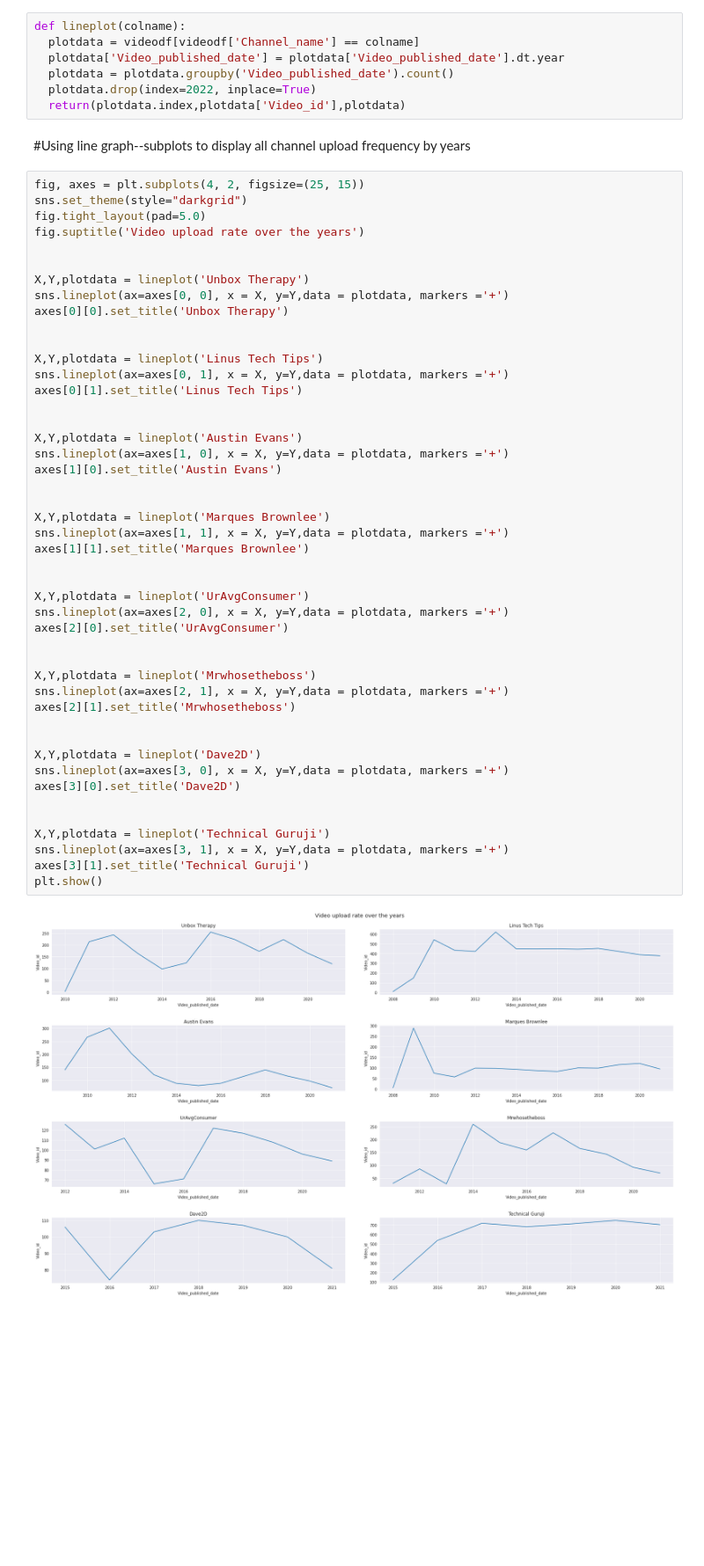
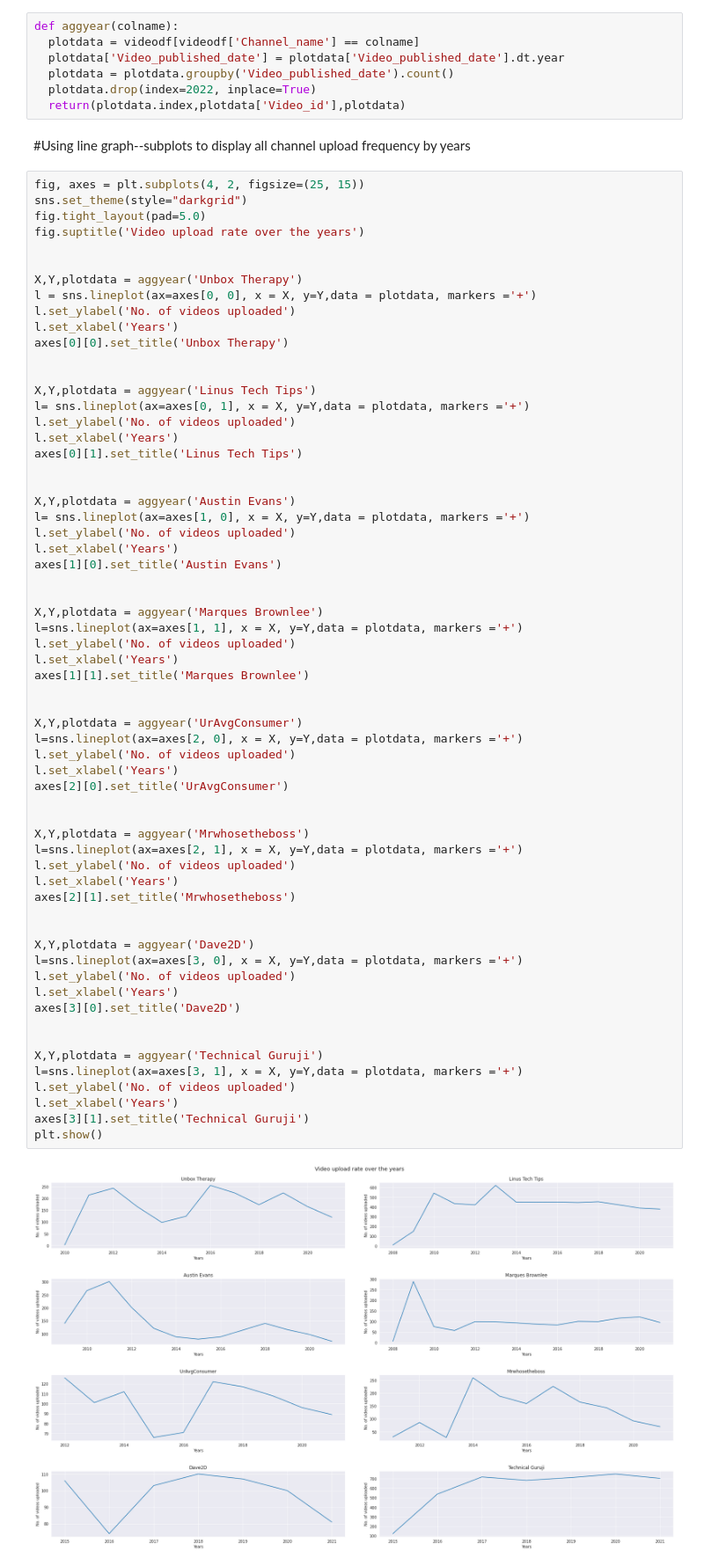
Before and after one commit to PyAshishMhatre/Channel-Analysis-using-Youtube-Data-API, a Jupyter notebook: YoutubeAnalysis.ipynb, the cells around one changed output. Shown at 88% size. Saved outputs shown, nothing was run; the diff lists cells and outputs as text; blank space fills up the shorter version.

```diff
--- a/YoutubeAnalysis.ipynb
+++ b/YoutubeAnalysis.ipynb
@@ -198,7 +198,7 @@ videodf.head()
 #Group by year
 Group count of videos uploaded each year for respective Youtube channel
 # %%
-def lineplot(colname):
+def aggyear(colname):
   plotdata = videodf[videodf['Channel_name'] == colname]
   plotdata['Video_published_date'] = plotdata['Video_published_date'].dt.year
   plotdata = plotdata.groupby('Video_published_date').count()
@@ -210,47 +210,63 @@ def lineplot(colname):
 fig, axes = plt.subplots(4, 2, figsize=(25, 15))
 sns.set_theme(style="darkgrid")
 fig.tight_layout(pad=5.0)
 fig.suptitle('Video upload rate over the years')
 
 
-X,Y,plotdata = lineplot('Unbox Therapy')
-sns.lineplot(ax=axes[0, 0], x = X, y=Y,data = plotdata, markers ='+')
+X,Y,plotdata = aggyear('Unbox Therapy')
+l = sns.lineplot(ax=axes[0, 0], x = X, y=Y,data = plotdata, markers ='+')
+l.set_ylabel('No. of videos uploaded')
+l.set_xlabel('Years')
 axes[0][0].set_title('Unbox Therapy')
 
 
-X,Y,plotdata = lineplot('Linus Tech Tips')
-sns.lineplot(ax=axes[0, 1], x = X, y=Y,data = plotdata, markers ='+')
+X,Y,plotdata = aggyear('Linus Tech Tips')
+l= sns.lineplot(ax=axes[0, 1], x = X, y=Y,data = plotdata, markers ='+')
+l.set_ylabel('No. of videos uploaded')
+l.set_xlabel('Years')
 axes[0][1].set_title('Linus Tech Tips')
 
 
-X,Y,plotdata = lineplot('Austin Evans')
-sns.lineplot(ax=axes[1, 0], x = X, y=Y,data = plotdata, markers ='+')
+X,Y,plotdata = aggyear('Austin Evans')
+l= sns.lineplot(ax=axes[1, 0], x = X, y=Y,data = plotdata, markers ='+')
+l.set_ylabel('No. of videos uploaded')
+l.set_xlabel('Years')
 axes[1][0].set_title('Austin Evans')
 
 
-X,Y,plotdata = lineplot('Marques Brownlee')
-sns.lineplot(ax=axes[1, 1], x = X, y=Y,data = plotdata, markers ='+')
+X,Y,plotdata = aggyear('Marques Brownlee')
+l=sns.lineplot(ax=axes[1, 1], x = X, y=Y,data = plotdata, markers ='+')
+l.set_ylabel('No. of videos uploaded')
+l.set_xlabel('Years')
 axes[1][1].set_title('Marques Brownlee')
 
 
-X,Y,plotdata = lineplot('UrAvgConsumer')
-sns.lineplot(ax=axes[2, 0], x = X, y=Y,data = plotdata, markers ='+')
+X,Y,plotdata = aggyear('UrAvgConsumer')
+l=sns.lineplot(ax=axes[2, 0], x = X, y=Y,data = plotdata, markers ='+')
+l.set_ylabel('No. of videos uploaded')
+l.set_xlabel('Years')
 axes[2][0].set_title('UrAvgConsumer')
 
 
-X,Y,plotdata = lineplot('Mrwhosetheboss')
-sns.lineplot(ax=axes[2, 1], x = X, y=Y,data = plotdata, markers ='+')
+X,Y,plotdata = aggyear('Mrwhosetheboss')
+l=sns.lineplot(ax=axes[2, 1], x = X, y=Y,data = plotdata, markers ='+')
+l.set_ylabel('No. of videos uploaded')
+l.set_xlabel('Years')
 axes[2][1].set_title('Mrwhosetheboss')
 
 
-X,Y,plotdata = lineplot('Dave2D')
-sns.lineplot(ax=axes[3, 0], x = X, y=Y,data = plotdata, markers ='+')
+X,Y,plotdata = aggyear('Dave2D')
+l=sns.lineplot(ax=axes[3, 0], x = X, y=Y,data = plotdata, markers ='+')
+l.set_ylabel('No. of videos uploaded')
+l.set_xlabel('Years')
 axes[3][0].set_title('Dave2D')
 
 
-X,Y,plotdata = lineplot('Technical Guruji')
-sns.lineplot(ax=axes[3, 1], x = X, y=Y,data = plotdata, markers ='+')
+X,Y,plotdata = aggyear('Technical Guruji')
+l=sns.lineplot(ax=axes[3, 1], x = X, y=Y,data = plotdata, markers ='+')
+l.set_ylabel('No. of videos uploaded')
+l.set_xlabel('Years')
 axes[3][1].set_title('Technical Guruji')
 plt.show()
 # %% [output]
-[figure, old version]
+[figure, new version]
```
Also changed, not shown: parts of 32 cells of this notebook.
